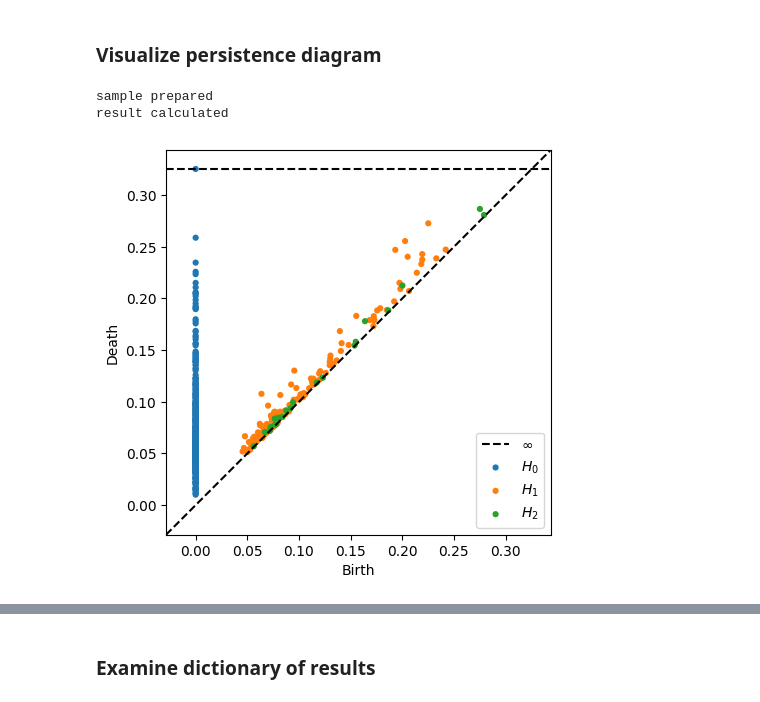
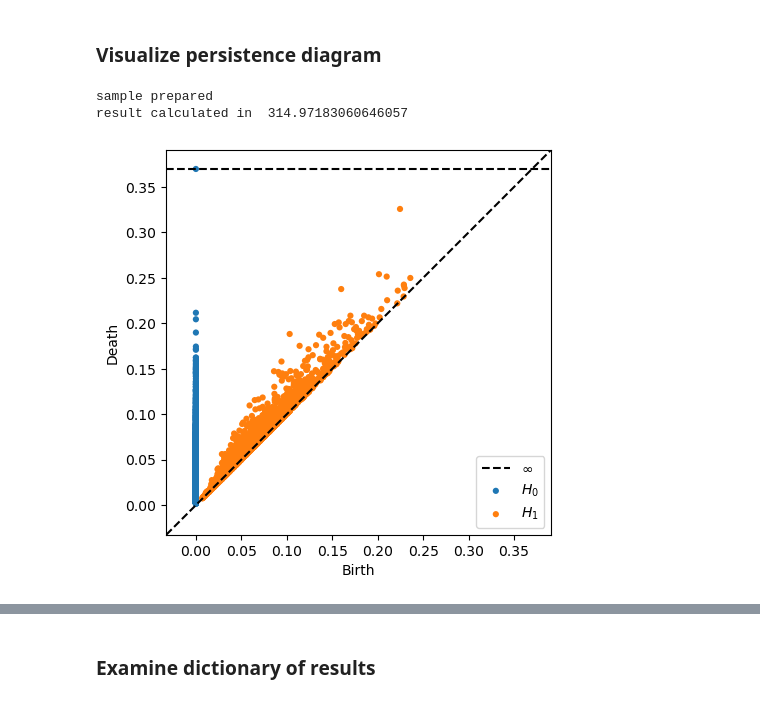
Before and after one commit to kgrillaert/ehg_tda, a Jupyter notebook: EHG_Preterm.ipynb, the cells around one changed output, grey strips where cells are left out. Saved outputs shown, nothing was run; the diff lists cells and outputs as text; code cells hidden in the pictures.

```diff
--- a/EHG_Preterm.ipynb
+++ b/EHG_Preterm.ipynb
@@ -188,9 +152,9 @@ os.getcwd()
 dat_files = glob.glob('*.dat')  # Get list of all .dat files in the current folder
 
 df = pd.DataFrame(data=dat_files)
-df.to_csv("/home/katie_grillaert/ehg_preterm/files_list.csv", index=False, header=None)  # Write the list to a CSV file
-files = pd.read_csv("/home/katie_grillaert/ehg_preterm/files_list.csv", header=None)
-output_directory = "/home/katie_grillaert/ehg_preterm"
+df.to_csv("C:/Users/Katie/ehg_preterm/tpehgdb/files_list.csv", index=False, header=None)  # Write the list to a CSV file
+files = pd.read_csv("C:/Users/Katie/ehg_preterm/tpehgdb/files_list.csv", header=None)
+# output_directory = "/home/katie_grillaert/ehg_preterm"
 
 for i in range(1, len(files) + 1):
     recordname = str(files.iloc[[i]])
@@ -231,5 +214,5 @@ print("\nAll files done!")
 # %% [markdown]
 ### Inspect one csv example
 # %%
-df = pd.read_csv("/home/katie_grillaert/ehg_preterm/tpehgdb/tpehg1021.csv", header=None)
+df = pd.read_csv("C:/Users/Katie/ehg_preterm/tpehgdb/tpehg1021.csv", header=None)
 # %%
@@ -237 +230,3 @@ df
 # %%
+for i in range(12):
+    df[i] = df[i].round(5)
@@ -268,20 +270,19 @@ Signal Labels: ['1', '1_DOCFILT-4-0.08-4', '1_DOCFILT-4-0.3-3', '1_DOCFILT-4-0.3
 Comments: ['Comments:', 'RecID 1484', 'Gestation 40', 'Rectime 22.3', 'Age 32', 'Parity 1', 'Abortions 0', 'Weight 63', 'Hypertension no', 'Diabetes no', 'Placental_position front', 'Bleeding_first_tr ...
 # %%
 # Load the HEA file
-hea_file_path = '/home/katie_grillaert/ehg_preterm/tpehgdb/tpehg1484'
 hea_record = wfdb.rdheader(hea_file_path)
 
 # Extract comments from the record
 comments = hea_record.comments
 
 # Create a DataFrame with comments as columns
-df = pd.DataFrame({'Comment{}'.format(i + 1): [comment] for i, comment in enumerate(comments)})
+df_comments = pd.DataFrame({'Comment{}'.format(i + 1): [comment] for i, comment in enumerate(comments)})
 
 # Specify the desired CSV file path
-csv_file_path = '/home/katie_grillaert/ehg_preterm/tpehg1484_comments.csv'
+csv_file_path = 'C:/Users/Katie/ehg_preterm/tpehg1484_comments.csv'
 
 # Save DataFrame to CSV
-df.to_csv(csv_file_path, index=False)
+df_comments.to_csv(csv_file_path, index=False)
 
 print(f"Comments have been saved to {csv_file_path}")
 # %% [output]
@@ -309,22 +326,24 @@ https://ripser.scikit-tda.org/en/latest/reference/stubs/ripser.Rips.html
 # %% [markdown]
 ### Visualize persistence diagram
 # %%
-#So much data... will need to research proper way to filter and create sparse matrix, and probably sample on top of that. For now, a simple sample.
-sample_fraction = 0.01
+#So much data... will need to research the proper way to filter and create a sparse matrix, and probably sample on top of that. For now, a simple sample.
+sample_fraction = 0.25
 df_sample = df.sample(frac=sample_fraction, random_state=42)
 print("sample prepared")
-
-result = ripser(df_sample, maxdim=2, coeff=2)
-print("result calculated")
+import time
+t0 = time.time()
+result = ripser(df_sample, maxdim=1, coeff=2)
+t1 = time.time()
+print("result calculated in ", t1-t0)
 
 # Plot the persistent homology diagram
 plt.figure(figsize=(10, 5))
 diagrams = (result)['dgms']
 plot_diagrams(diagrams, show=True)
 # %% [output]
 sample prepared
-result calculated
+result calculated in  314.97183060646057
-[figure, old version]
+[figure, new version]
 # %%
 df.columns = df.columns.astype(str)
 
```
Also changed, not shown: parts of 46 cells of this notebook.
